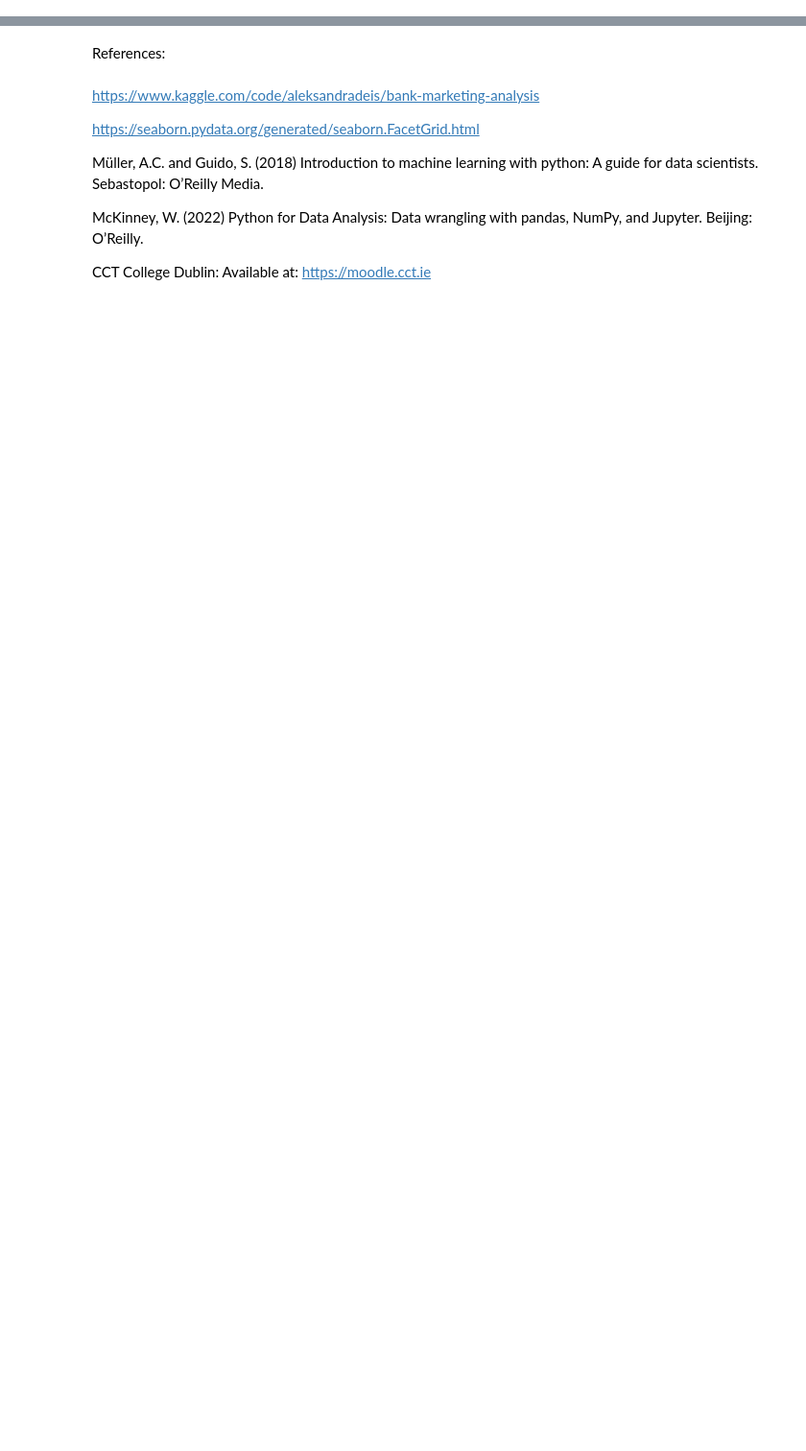
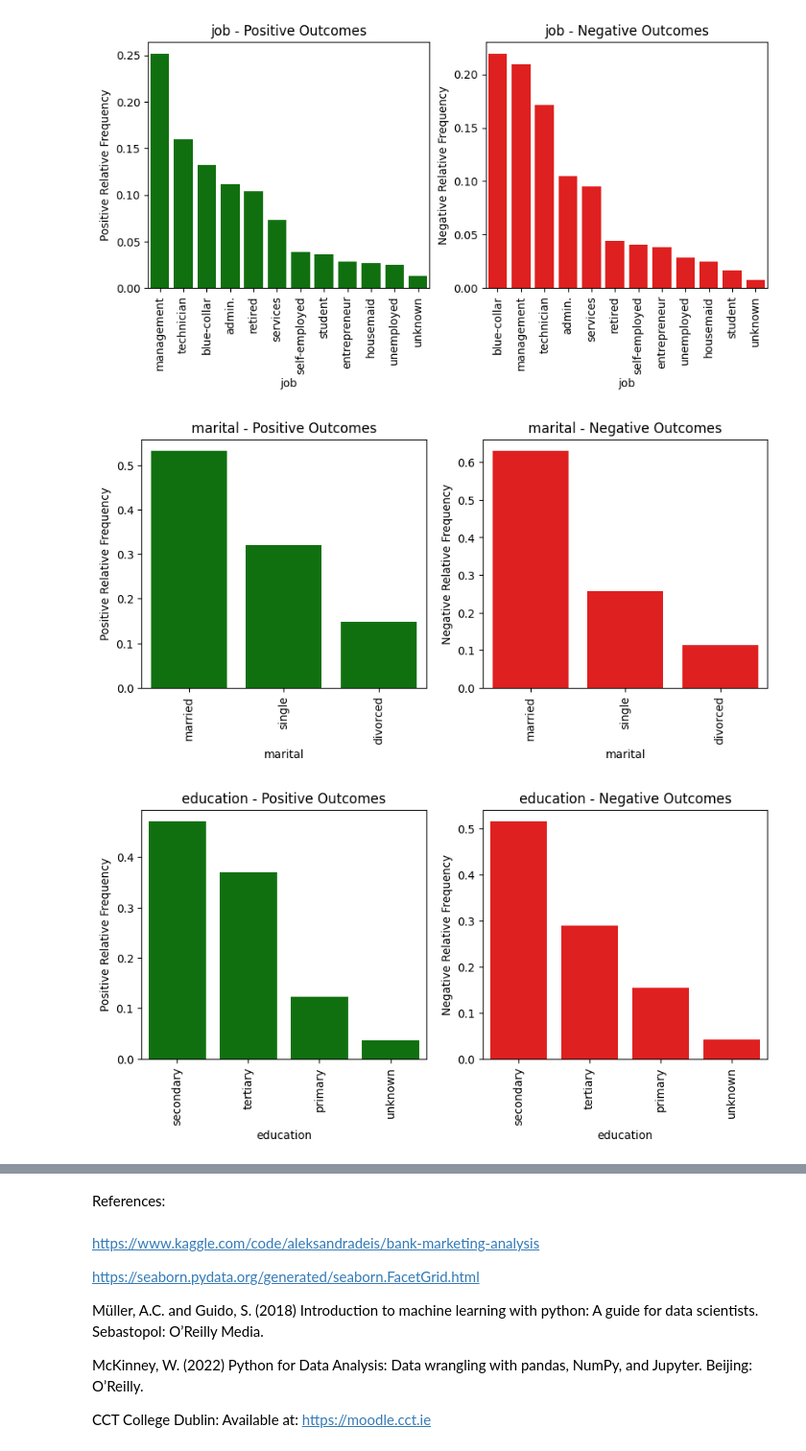
Before and after one commit to riccardopossier/Hdip_Riccardo_Possieri_2023, a Jupyter notebook: Hdip_Riccardo_Possieri_2023.ipynb, the cells around one changed output, grey strips where cells are left out. Shown: that part at 96% size. Drawn from its saved outputs; the diff is of its cells as text; code cells hidden in the pictures; blank space fills up the shorter version.

```diff
--- a/Hdip_Riccardo_Possieri_2023.ipynb
+++ b/Hdip_Riccardo_Possieri_2023.ipynb
@@ -150,0 +167,58 @@ plt.show()
+# %%
+import seaborn as sns
+import pandas as pd
+import matplotlib.pyplot as plt
+
+selected_cols = ["job", "marital", "education", "housing", "loan", "contact"]
+
+# Create an empty dictionary to store the results
+results_dict = {}
+
+# Iterate through each categorical column
+for column in selected_cols:
+    positive_outcomes = data_df[data_df['y'] == 'yes']
+    negative_outcomes = data_df[data_df['y'] == 'no']
+
+    # Calculate frequencies for the current categorical column based on positive outcomes
+    positive_counts = positive_outcomes[column].value_counts()
+    positive_relative_frequencies = positive_counts / len(positive_outcomes)
+
+    # Calculate frequencies for the current categorical column based on negative outcomes
+    negative_counts = negative_outcomes[column].value_counts()
+    negative_relative_frequencies = negative_counts / len(negative_outcomes)
+
+    # Create DataFrames to store the results
+    positive_table = pd.DataFrame({f'{column}': positive_counts.index,
+                                   f'Positive Frequency': positive_counts.values,
+                                   f'Positive Relative Frequency': positive_relative_frequencies.values})
+
+    negative_table = pd.DataFrame({f'{column}': negative_counts.index,
+                                   f'Negative Frequency': negative_counts.values,
+                                   f'Negative Relative Frequency': negative_relative_frequencies.values})
+
+    # Store the results in the dictionary
+    results_dict[f'{column}_positive'] = positive_table
+    results_dict[f'{column}_negative'] = negative_table
+
+# Display the results
+for key, table in results_dict.items():
+    if 'positive' in key:
+        title = key.replace('_positive', '') + ' - Positive Outcomes'
+        fig, axs = plt.subplots(ncols=2, figsize=(10, 4))
+        sns.barplot(data=table, x=key.replace('_positive', ''), y='Positive Relative Frequency', ax=axs[0], color='green') # set color to green
+        axs[0].set_title(title)
+        axs[0].set_xticklabels(axs[0].get_xticklabels(), rotation=90) # set x-tick labels to vertical orientation
+
+        # Get the corresponding negative table
+        negative_table = results_dict[key.replace('_positive', '_negative')]
+        title = key.replace('_positive', '') + ' - Negative Outcomes'
+        sns.barplot(data=negative_table, x=key.replace('_positive', ''), y='Negative Relative Frequency', ax=axs[1], color='red') # set color to red
+        axs[1].set_title(title)
+        axs[1].set_xticklabels(axs[1].get_xticklabels(), rotation=90) # set x-tick labels to vertical orientation
+        plt.show()
+
+        plt.show()
+# %% [output]
+[figure, added]
+[figure, added]
+[figure, added]
```
Also changed, not shown: parts of 68 cells of this notebook.
